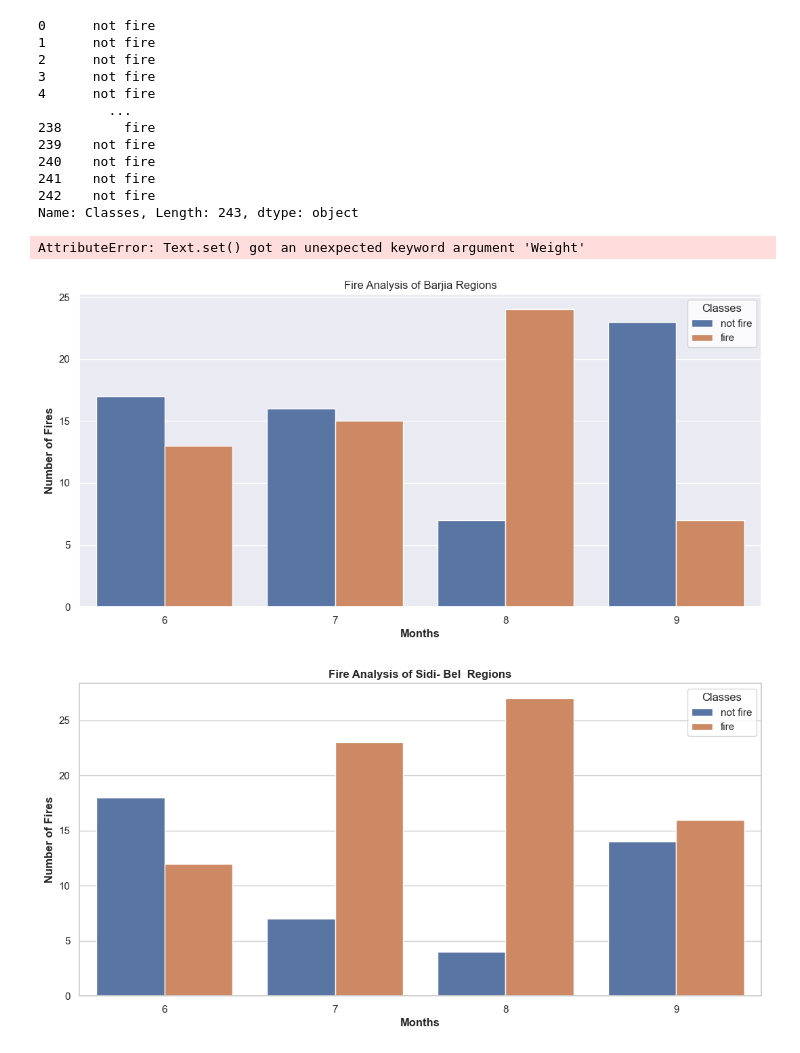
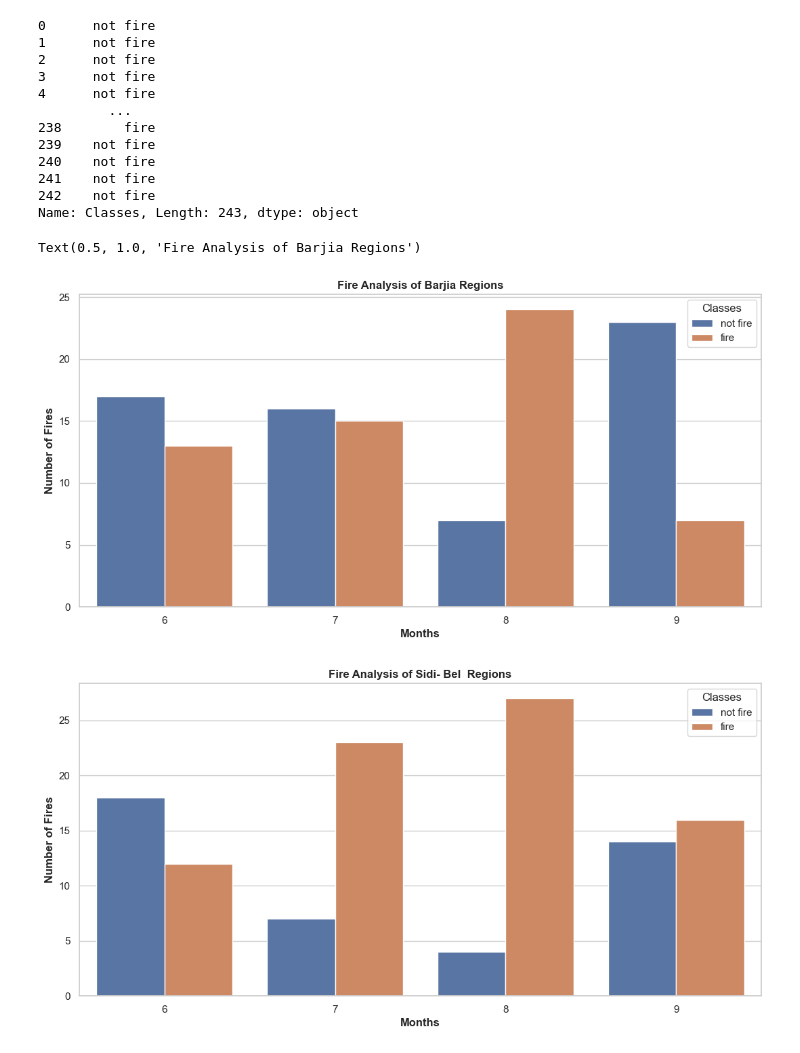
Before and after one commit to Anas262/forestfire, a Jupyter notebook: notebook/EDA_ALGERIAN_Forest_Fire.ipynb, the cells around one changed output. Saved outputs shown, nothing was run; the diff lists cells and outputs as text; code cells hidden in the pictures.

```diff
--- a/notebook/EDA_ALGERIAN_Forest_Fire.ipynb
+++ b/notebook/EDA_ALGERIAN_Forest_Fire.ipynb
@@ -516,14 +516,14 @@ Name: Classes, Length: 243, dtype: object
 # %%
 dtemp = df.loc[df["Region"] == 0]
 plt.subplots(figsize=(13, 6))
 sns.set_style("whitegrid")
 sns.countplot(x="month", hue="Classes", data=dtemp)
 plt.ylabel("Number of Fires", weight="bold")
 plt.xlabel("Months", weight="bold")
-plt.title("Fire Analysis of Barjia Regions", Weight="bold")
+plt.title("Fire Analysis of Barjia Regions", weight="bold")
 # %% [output]
-AttributeError: Text.set() got an unexpected keyword argument 'Weight'
+Text(0.5, 1.0, 'Fire Analysis of Barjia Regions')
-[figure, old version]
+[figure, new version]
 # %%
 dtemp = df.loc[df["Region"] == 1]
 # Set the figure size
```
Also changed, not shown: parts of 4 cells of this notebook, 5 other files.
